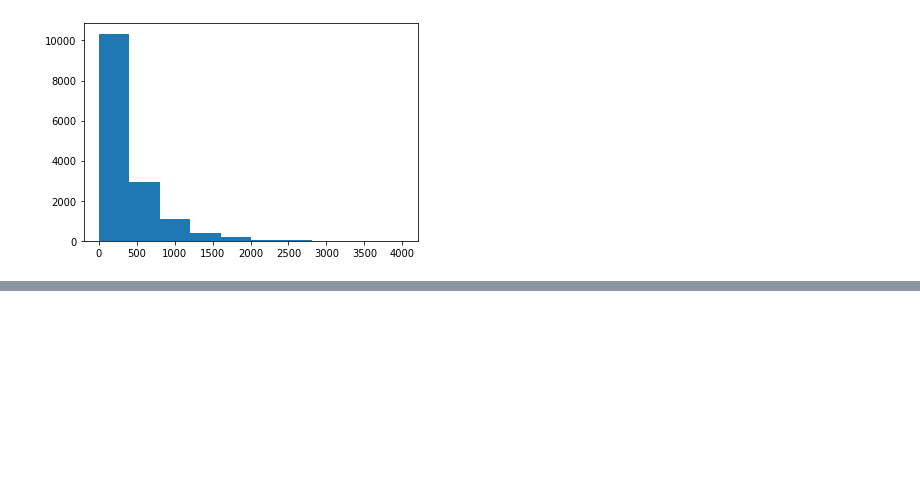
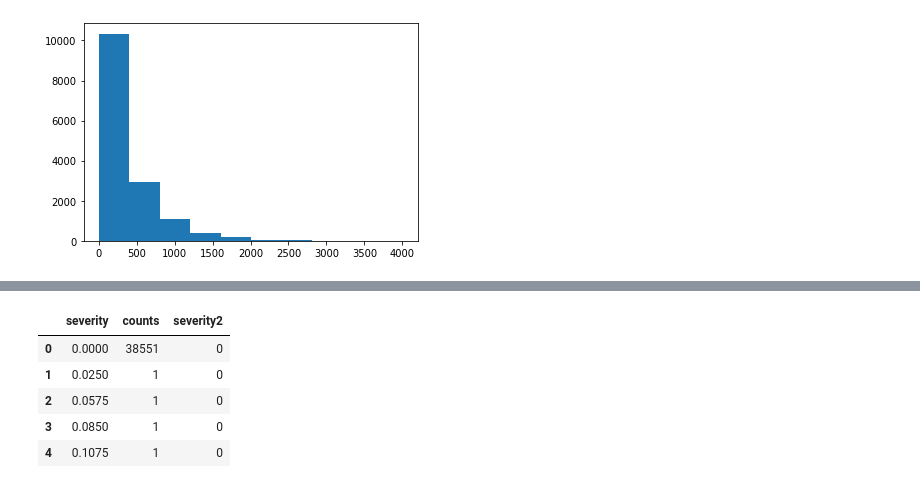
Before and after one commit to mariaferrol1988/experiments, a Jupyter notebook: projects/insurance/draft2-variabletreatment.ipynb, the cells around one changed output, grey strips where cells are left out. Cells and saved outputs as stored; diff of their text form; code cells hidden in the pictures; blank space fills up the shorter version.

```diff
--- a/projects/insurance/draft2-variabletreatment.ipynb
+++ b/projects/insurance/draft2-variabletreatment.ipynb
@@ -129,0 +136,9 @@ for val in df_weight2['severity2']:
+# %%
+df_weight.head()
+# %% [output]
+|  | severity | counts | severity2 |
+| 0 | 0.0000 | 38551 | 0 |
+| 1 | 0.0250 | 1 | 0 |
+| 2 | 0.0575 | 1 | 0 |
+| 3 | 0.0850 | 1 | 0 |
+| 4 | 0.1075 | 1 | 0 |
```
Also changed, not shown: parts of 3 cells of this notebook.
